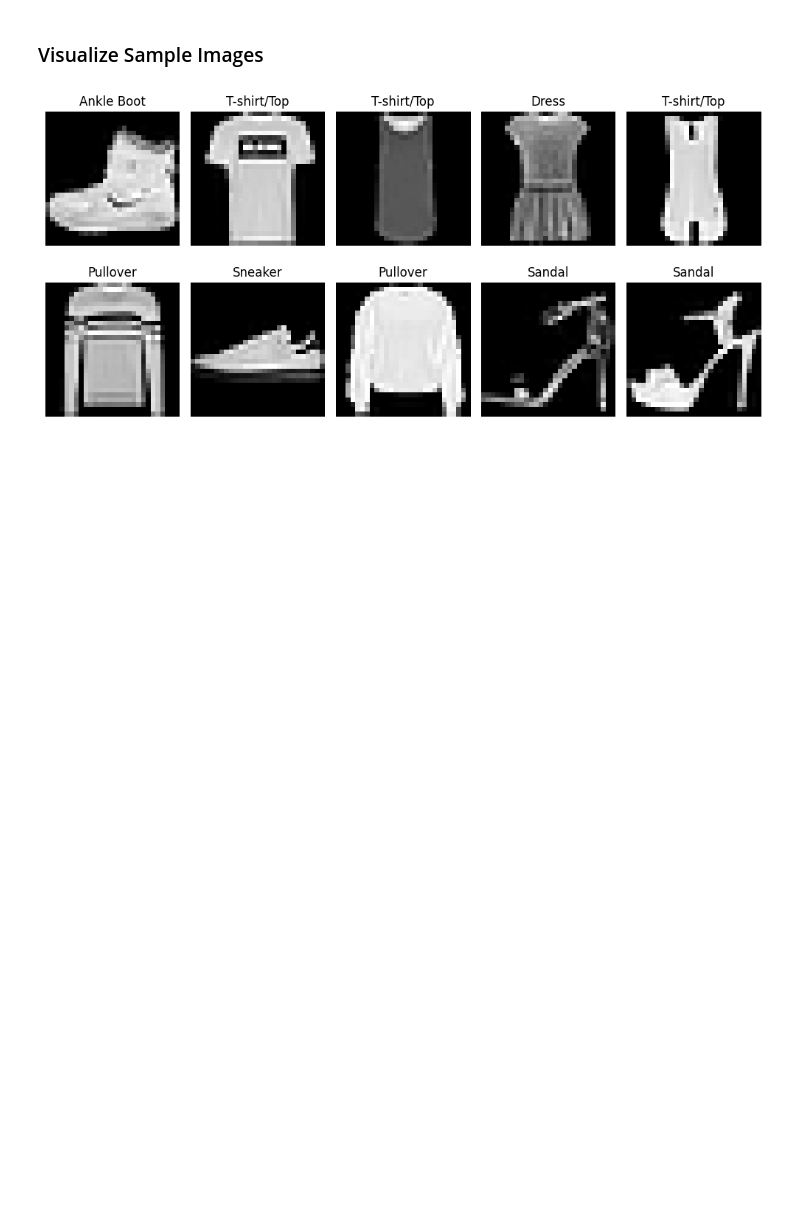
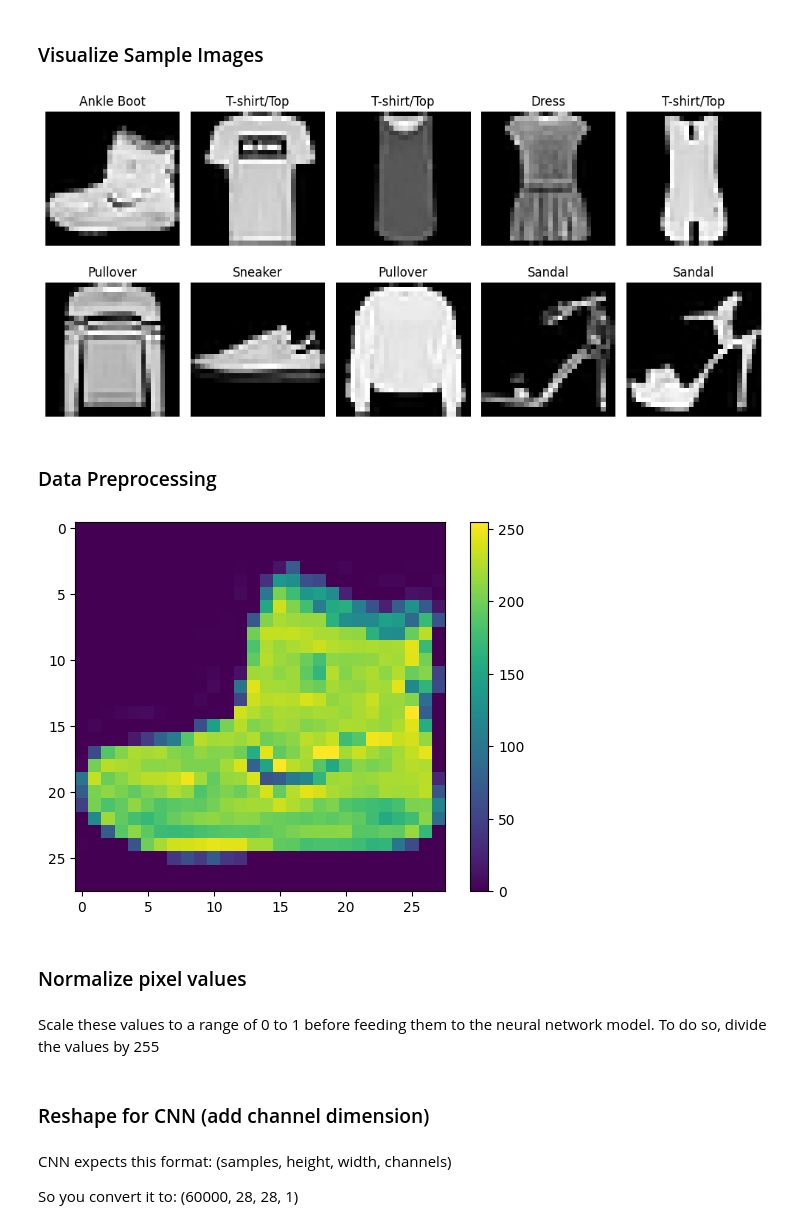
Before and after one commit to kavindihewawasam/Clothing-Item-Classifier-CNN, a Jupyter notebook: notebooks/Clothing_Item_Classifier.ipynb, the cells around one changed output. Cells and saved outputs as stored; diff of their text form; code cells hidden in the pictures; blank space fills up the shorter version.

Commit message:
Preprocessing data

```diff
--- a/notebooks/Clothing_Item_Classifier.ipynb
+++ b/notebooks/Clothing_Item_Classifier.ipynb
@@ -82,3 +82,17 @@ plt.tight_layout()
 plt.show()
 # %% [output]
 [figure]
+# %% [markdown]
+### Data Preprocessing
+# %%
+plt.figure()
+plt.imshow(X_train[0])
+plt.colorbar()
+plt.grid(False)
+plt.show()
+# %% [output]
+[figure, added]
+# %% [markdown]
+### Normalize pixel values
+# %% [markdown]
+Scale these values to a range of 0 to 1 before feeding them to the neural network model. To do so, divide the values by 255
@@ -84,0 +102,8 @@ plt.show()
+# %% [markdown]
+### Reshape for CNN (add channel dimension)
+# %% [markdown]
+CNN expects this format:
+(samples, height, width, channels)
+
+So you convert it to:
+(60000, 28, 28, 1)
```
Also changed, not shown: parts of 4 cells of this notebook.
